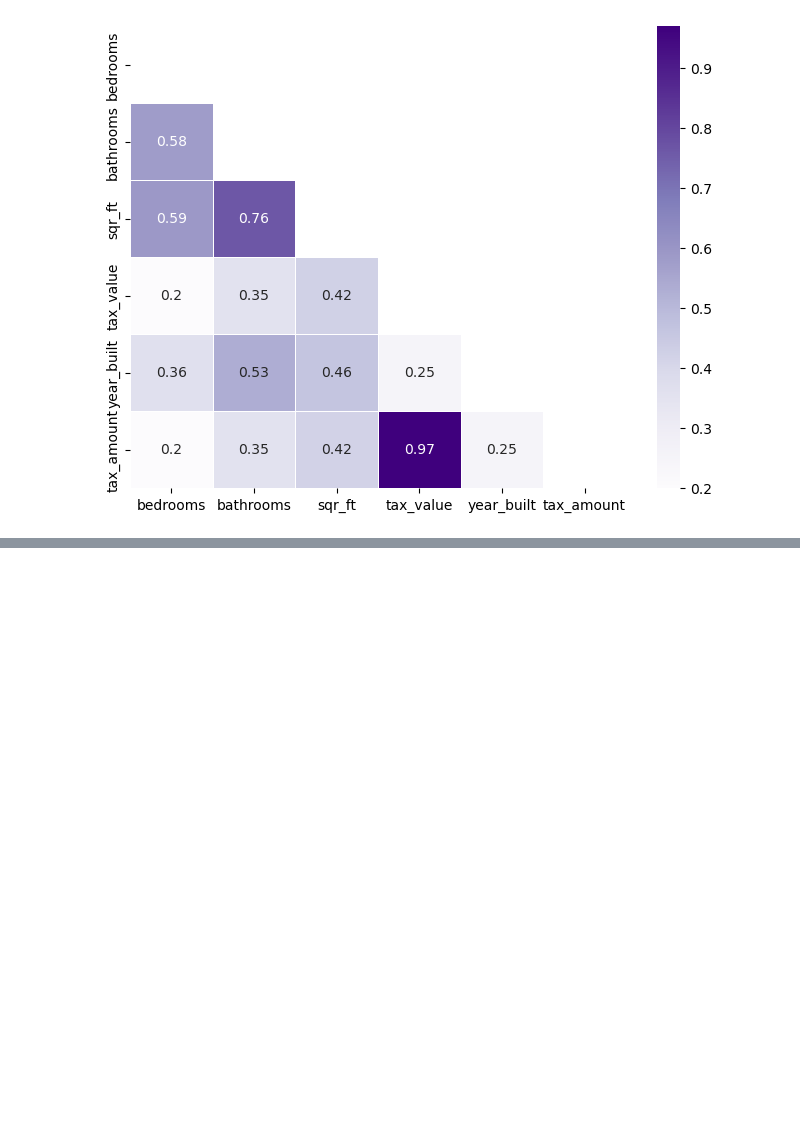
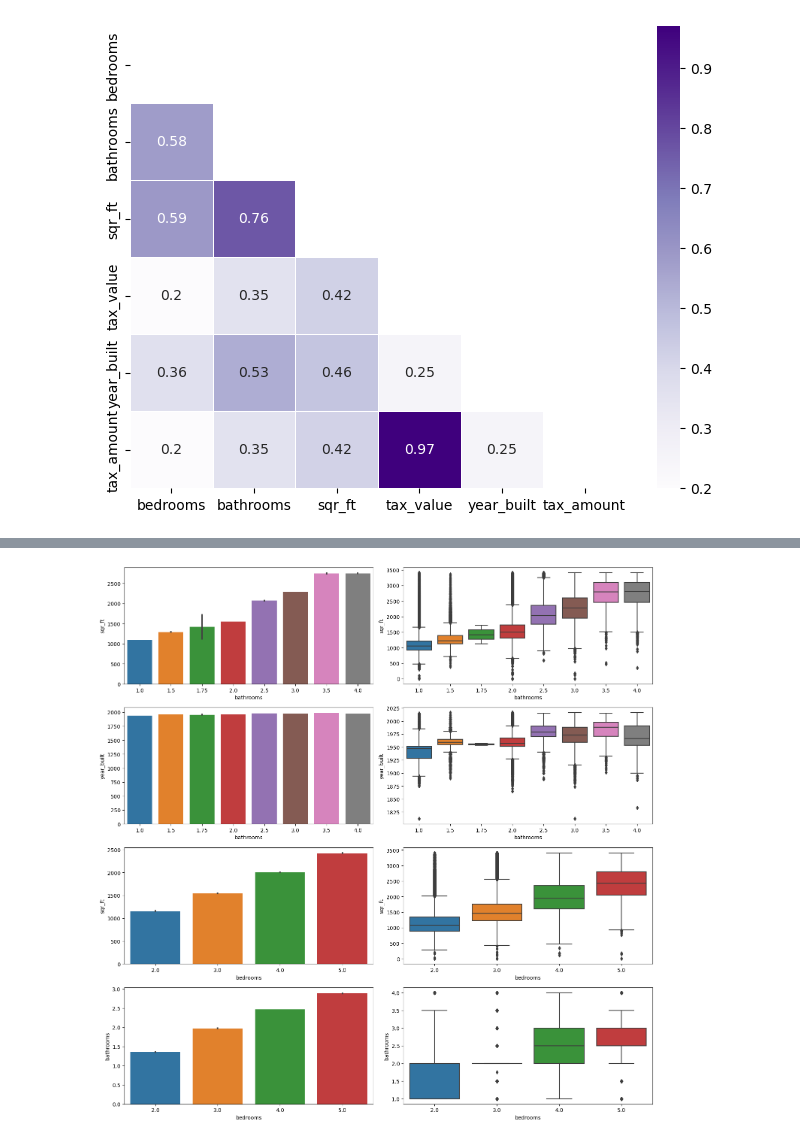
Before and after one commit to adriananuncio/zillow_project, a Jupyter notebook: Work.ipynb, the cells around one changed output, grey strips where cells are left out. Cells and saved outputs as stored; diff of their text form; code cells hidden in the pictures; blank space fills up the shorter version.

```diff
--- a/Work.ipynb
+++ b/Work.ipynb
@@ -115,0 +111,29 @@ P-value: 0.0
+# %%
+plt.figure(figsize=(15,15))
+plt.subplot(421)
+sns.barplot(x='bathrooms', y='sqr_ft', data= train)
+
+plt.subplot(422)
+sns.boxplot(x='bathrooms', y='sqr_ft', data=train)
+
+plt.subplot(423)
+sns.barplot(x='bathrooms', y='year_built', data= train)
+
+plt.subplot(424)
+sns.boxplot(x='bathrooms', y='year_built', data=train)
+
+plt.subplot(425)
+sns.barplot(x='bedrooms', y='sqr_ft', data= train)
+
+plt.subplot(426)
+sns.boxplot(x='bedrooms', y='sqr_ft', data=train)
+
+plt.subplot(427)
+sns.barplot(x='bedrooms', y='bathrooms', data= train)
+
+plt.subplot(428)
+sns.boxplot(x='bedrooms', y='bathrooms', data=train)
+plt.tight_layout()
+plt.show()
+# %% [output]
+[figure, added]
```
Also changed, not shown: parts of 48 cells of this notebook.
